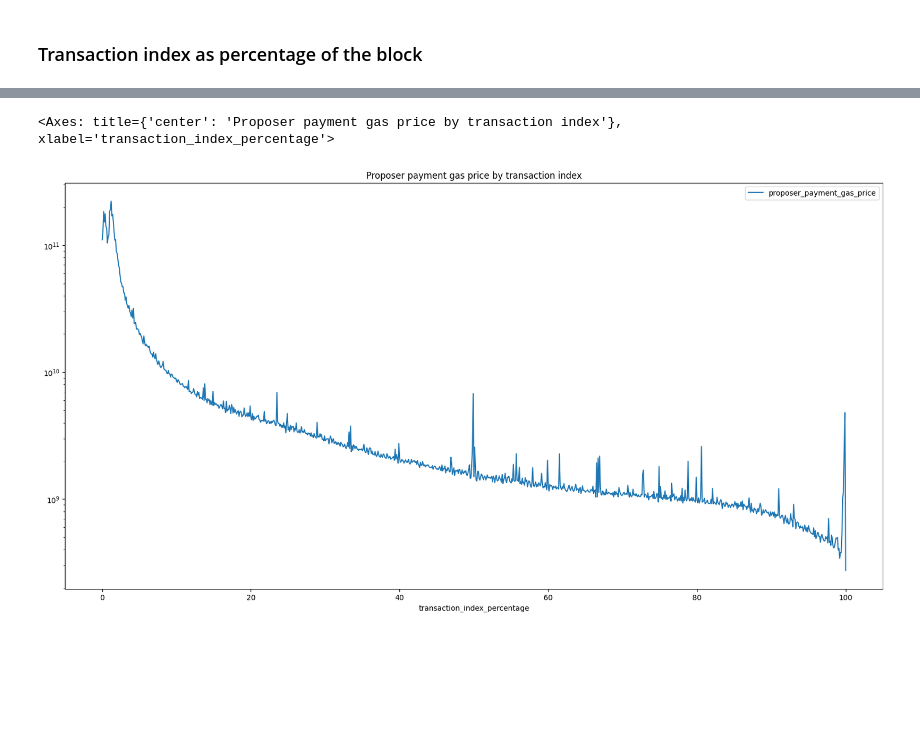
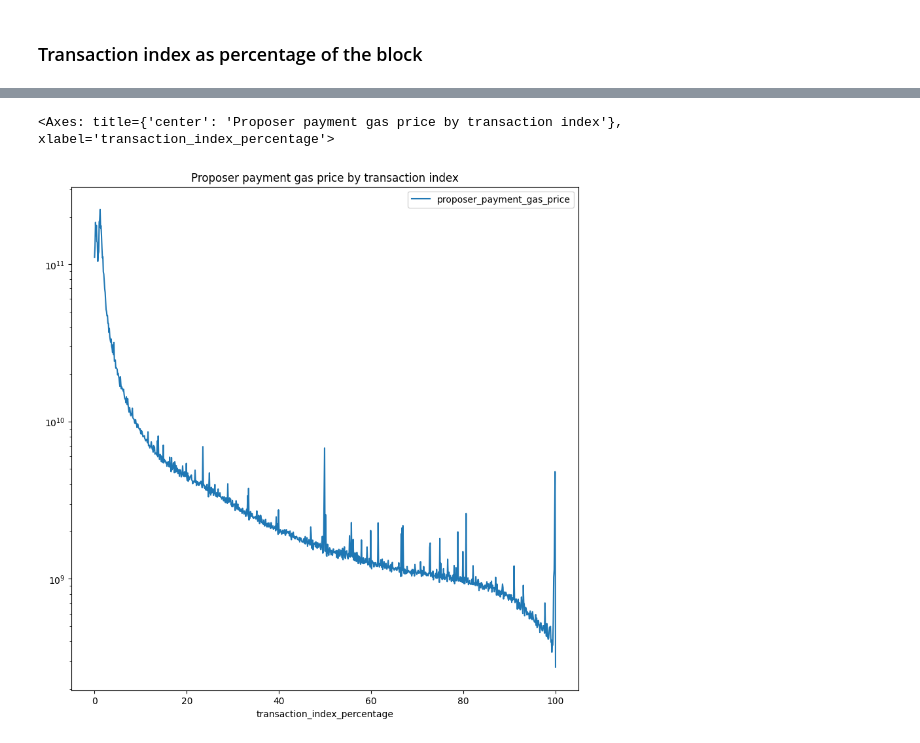
Before and after one commit to ankitchiplunkar/crypto_charts, a Jupyter notebook: notebooks/Congestion vs Contention.ipynb, the cells around one changed output, grey strips where cells are left out. Saved outputs shown, nothing was run; the diff lists cells and outputs as text; code cells hidden in the pictures; blank space fills up the shorter version.

Commit message:
updated charts

```diff
--- a/notebooks/Congestion vs Contention.ipynb
+++ b/notebooks/Congestion vs Contention.ipynb
@@ -123,9 +123,9 @@ df2[df2['transaction_index_percentage'] > 98].sort_values(by='transaction_index_
 # %%
 df2.sort_values(by='transaction_index_percentage', inplace=True)
-df2.plot(x='transaction_index_percentage', y='proposer_payment_gas_price', figsize=(20,10), logy=True, title='Proposer payment gas price by transaction index')
+df2.plot(x='transaction_index_percentage', y='proposer_payment_gas_price', figsize=(10,10), logy=True, title='Proposer payment gas price by transaction index')
 # %% [output]
 <Axes: title={'center': 'Proposer payment gas price by transaction index'}, xlabel='transaction_index_percentage'>
-[figure, old version]
+[figure, new version]
 # %%
 df2.plot(x='transaction_index_percentage', y='priority_gas_price', figsize=(20,10), logy=True, title='Gas price of priority_gas_price by transaction index')
 # %% [output]
```
Also changed, not shown: parts of 8 cells of this notebook.
